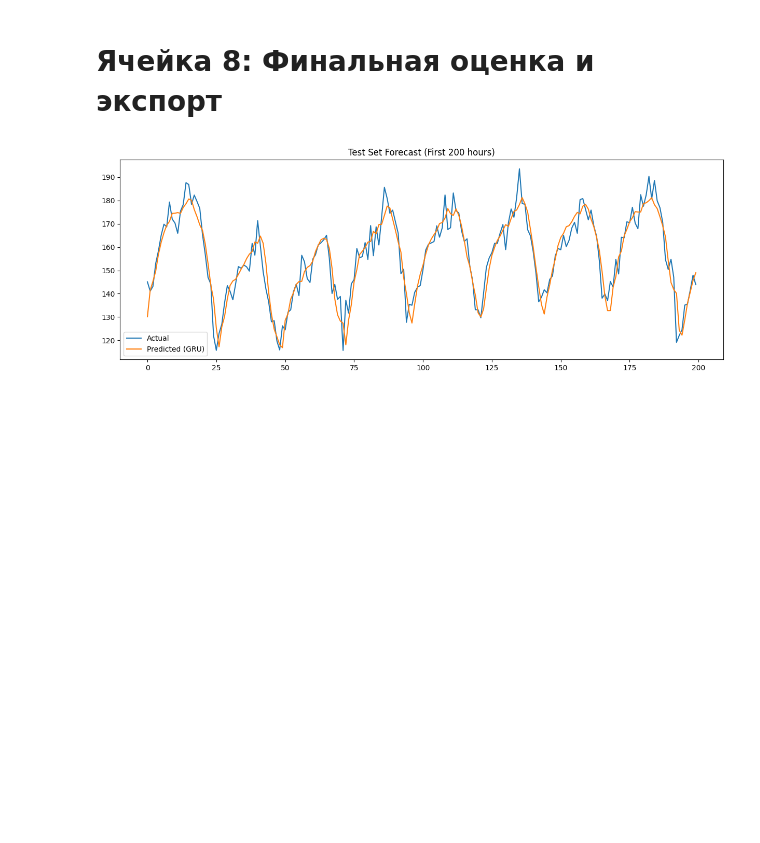
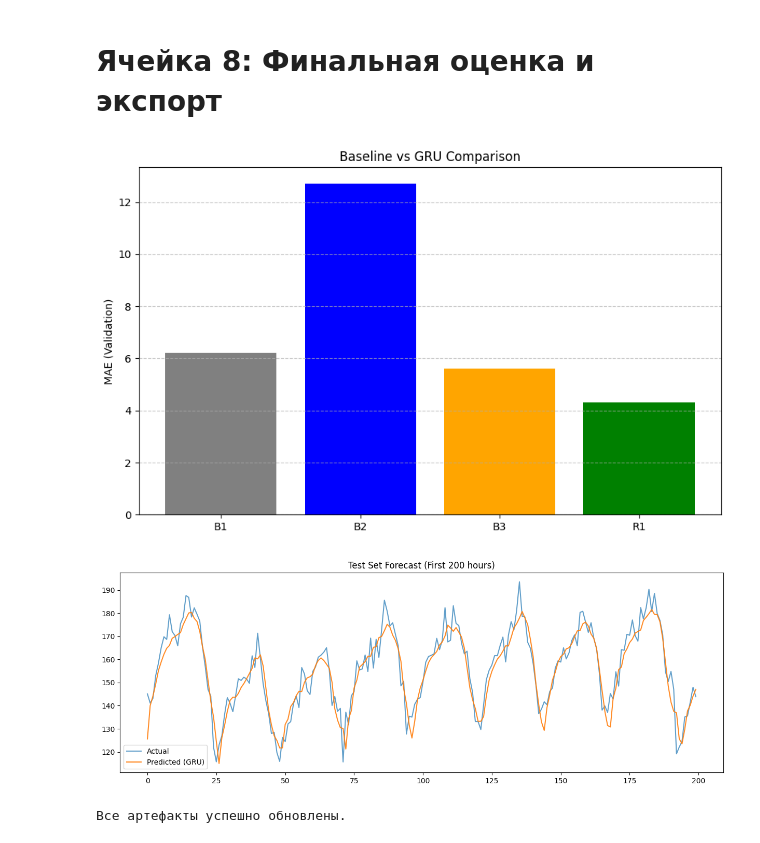
Before and after one commit to HollowHorizon/DPO-HomeWorks, a Jupyter notebook: homeworks/HW12/HW12.ipynb, the cells around one changed output. Cells and saved outputs as stored; diff of their text form; code cells hidden in the pictures; blank space fills up the shorter version.

```diff
--- a/homeworks/HW12/HW12.ipynb
+++ b/homeworks/HW12/HW12.ipynb
@@ -176,7 +214,8 @@ class TimeSeriesDataset(Dataset):
         return len(self.data) - self.window_size
 
     def __getitem__(self, idx):
-        return self.data[idx : idx + self.window_size], self.data[idx + self.window_size]
+        return self.data[idx: idx + self.window_size], self.data[idx + self.window_size]
+
 
 # Подготовка данных для GRU (масштабирование таргета)
 target_scaler = StandardScaler()
@@ -189,9 +228,10 @@ train_ds = TimeSeriesDataset(train_scaled, WINDOW_SIZE)
 val_ds = TimeSeriesDataset(val_scaled, WINDOW_SIZE)
 test_ds = TimeSeriesDataset(test_scaled, WINDOW_SIZE)
 
-train_loader = DataLoader(train_ds, batch_size=32, shuffle=True)
-val_loader = DataLoader(val_ds, batch_size=32)
-test_loader = DataLoader(test_ds, batch_size=32)
+train_loader = DataLoader(train_ds, batch_size=32, shuffle=False)  # Было True
+val_loader = DataLoader(val_ds, batch_size=32, shuffle=False)
+test_loader = DataLoader(test_ds, batch_size=32, shuffle=False)
+
 
 class GRUModel(nn.Module):
     def __init__(self, input_size=1, hidden_size=64, num_layers=2):
@@ -203,6 +243,7 @@ class GRUModel(nn.Module):
         _, h = self.gru(x)
         return self.fc(h[-1])
 
+
 model = GRUModel().to(device)
 criterion = nn.MSELoss()
 optimizer = torch.optim.Adam(model.parameters(), lr=0.001)
@@ -249,44 +290,77 @@ plt.show()
 # %% [markdown]
 # Ячейка 8: Финальная оценка и экспорт
 # %%
+# 1. Загружаем лучшие веса (которые сохранили во время обучения)
 model.load_state_dict(torch.load('artifacts/best_gru.pt'))
 model.eval()
 
+
+# 2. Функция для получения прогнозов
 def evaluate(loader):
     preds, targets = [], []
     with torch.no_grad():
         for x_b, y_b in loader:
             x_b = x_b.to(device)
             out = model(x_b)
             preds.extend(out.cpu().numpy())
             targets.extend(y_b.numpy())
-    return target_scaler.inverse_transform(preds), target_scaler.inverse_transform(targets)
+    # Обратное масштабирование
+    p = target_scaler.inverse_transform(np.array(preds).reshape(-1, 1)).flatten()
+    t = target_scaler.inverse_transform(np.array(targets).reshape(-1, 1)).flatten()
+    return p, t
+
 
 y_val_gru, y_val_true = evaluate(val_loader)
 record_res('R1', y_val_true, y_val_gru, "GRU Forecast")
 
-# Выбор лучшей модели
-best_model_id = 'R1'
 y_test_gru, y_test_true = evaluate(test_loader)
+test_mae = mean_absolute_error(y_test_true, y_test_gru)
+test_rmse = np.sqrt(mean_squared_error(y_test_true, y_test_gru))
+test_mape = mean_absolute_percentage_error(y_test_true, y_test_gru)
 
-# Сохранение runs.csv
+for r in results:
+    if r['experiment_id'] == 'R1':
+        r['test_mae'] = test_mae
+        r['test_rmse'] = test_rmse
+        r['test_mape'] = test_mape
+
 runs_df = pd.DataFrame(results)
-runs_df['test_mae'] = np.nan
-runs_df.loc[runs_df['experiment_id'] == 'R1', 'test_mae'] = mean_absolute_error(y_test_true, y_test_gru)
 runs_df.to_csv('artifacts/runs.csv', index=False)
 
-# График прогноза на Test
+plt.figure(figsize=(10, 6))
+ids = [r['experiment_id'] for r in results]
+maes = [r['best_val_mae'] for r in results]
+plt.bar(ids, maes, color=['gray', 'blue', 'orange', 'green'])
+plt.ylabel('MAE (Validation)')
+plt.title('Baseline vs GRU Comparison')
+plt.grid(axis='y', linestyle='--', alpha=0.7)
+plt.savefig('artifacts/figures/baselines_compare.png')
+plt.show()
+
 plt.figure(figsize=(15, 5))
-plt.plot(y_test_true[:200], label='Actual')
-plt.plot(y_test_gru[:200], label='Predicted (GRU)')
+plt.plot(y_test_true[:200], label='Actual', alpha=0.7)
+plt.plot(y_test_gru[:200], label='Predicted (GRU)', alpha=0.9)
 plt.legend()
 plt.title("Test Set Forecast (First 200 hours)")
 plt.savefig('artifacts/figures/best_forecast_test.png')
 plt.show()
 
-# Конфиг
-config = {"hidden_size": 64, "window_size": 24, "lr": 0.001, "optimizer": "Adam"}
+config = {
+    "experiment_id": "R1",
+    "window_size": WINDOW_SIZE,
+    "hidden_size": 64,
+    "lr": 0.001,
+    "seed": SEED,
+    "scaler": "StandardScaler",
+    "optimizer": "Adam",
+    "epochs": 50,
+    "normalization_range": "mean=0, std=1"
+}
 with open('artifacts/best_gru_config.json', 'w') as f:
-    json.dump(config, f)
+    json.dump(config, f, indent=4)
+
+print("Все артефакты успешно обновлены.")
 # %% [output]
-[figure, old version]
+[figure, new version]
+[figure, added]
+Все артефакты успешно обновлены.
```
Also changed, not shown: parts of 5 cells of this notebook, 16 other files.
